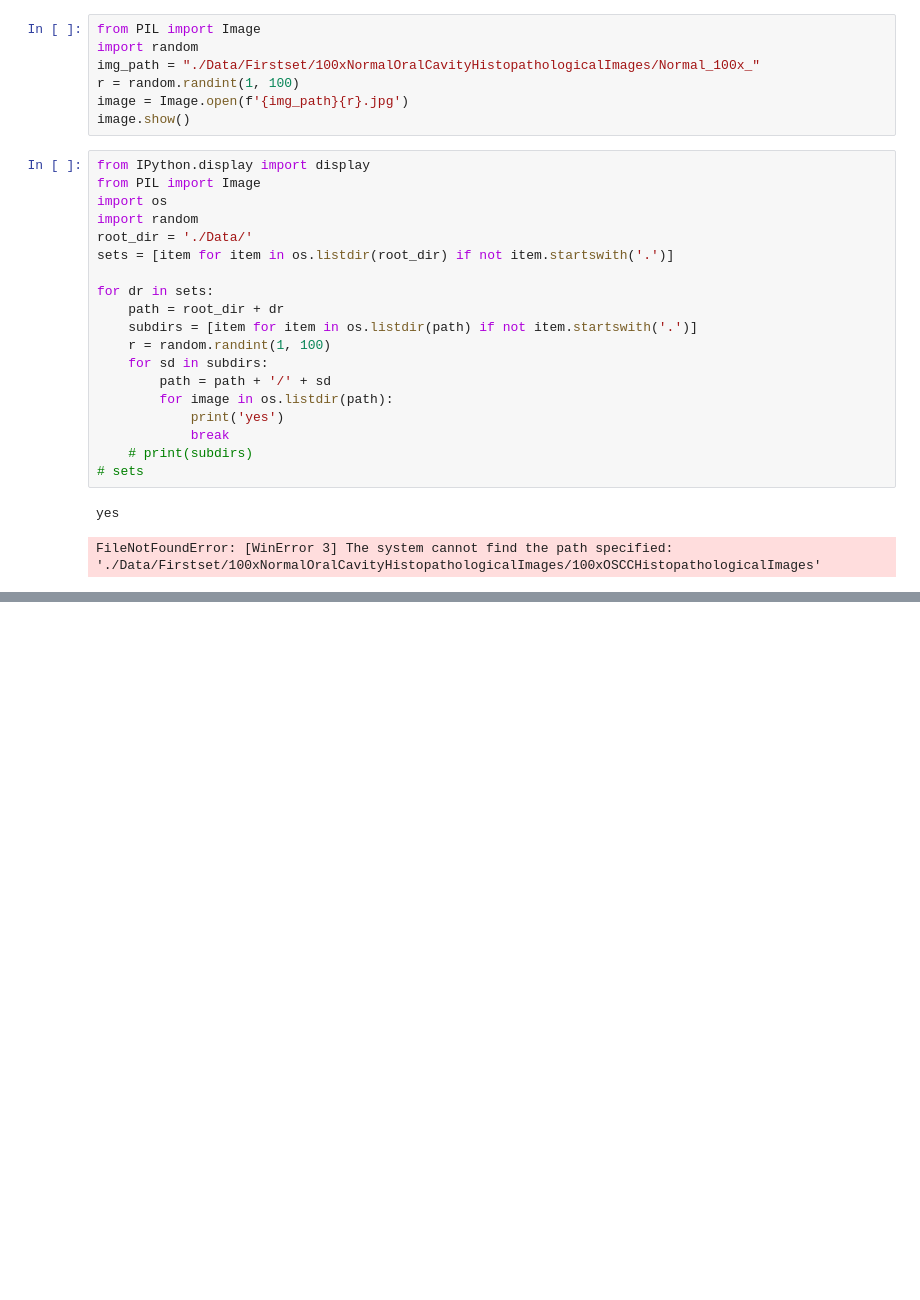
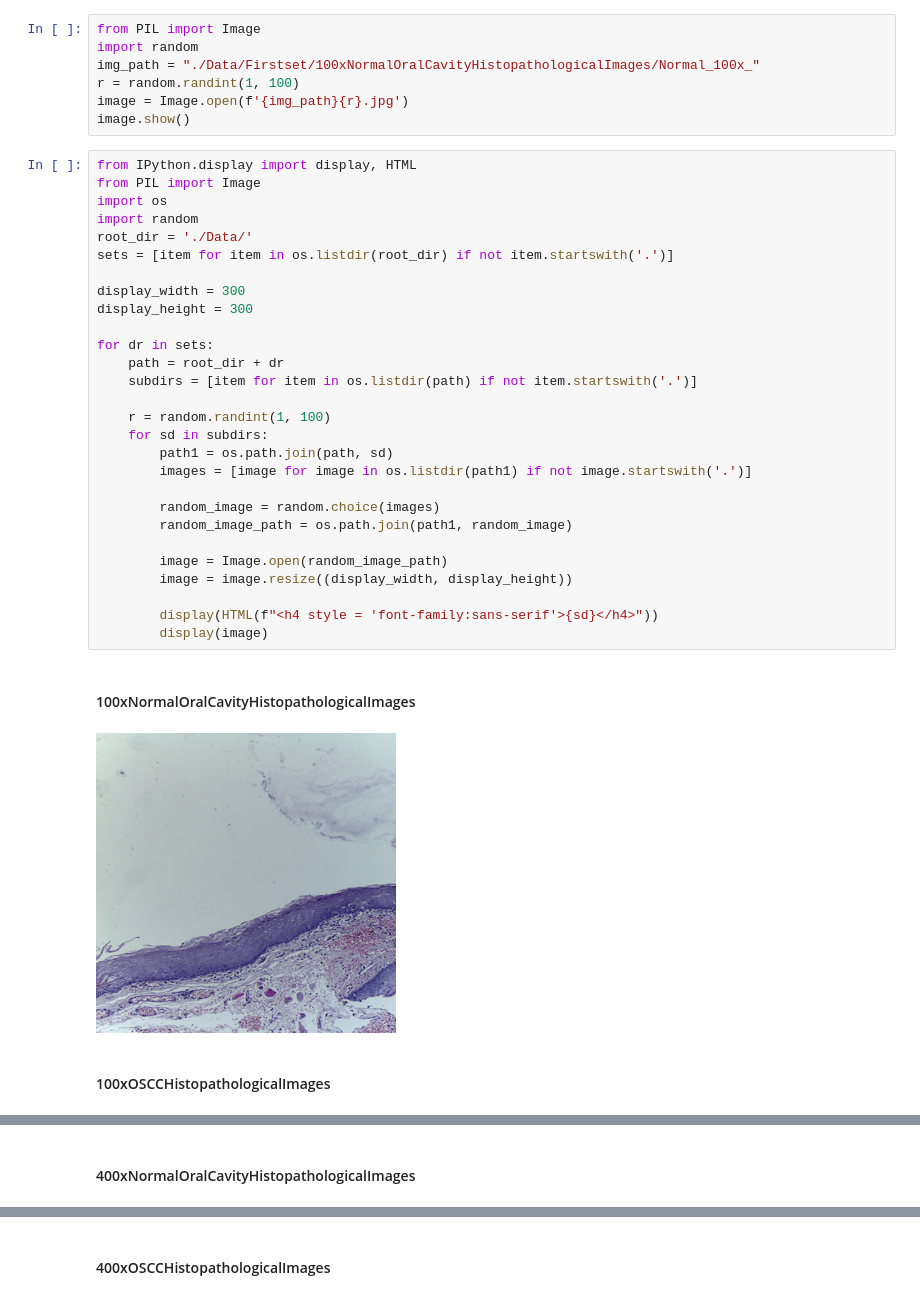
Before and after one commit to Anskira/Detection-of-Oral-Cancer-using-VLMs, a Jupyter notebook: Data_visualization_and_filteration.ipynb, the cells around one changed output, grey strips where cells are left out. Cells and saved outputs as stored; diff of their text form; blank space fills up the shorter version.

```diff
--- a/Data_visualization_and_filteration.ipynb
+++ b/Data_visualization_and_filteration.ipynb
@@ -45,24 +70,34 @@ r = random.randint(1, 100)
 image = Image.open(f'{img_path}{r}.jpg')
 image.show()
 # %%
-from IPython.display import display
+from IPython.display import display, HTML
 from PIL import Image
 import os
 import random
 root_dir = './Data/'
 sets = [item for item in os.listdir(root_dir) if not item.startswith('.')]
 
+display_width = 300
+display_height = 300
+
 for dr in sets:
     path = root_dir + dr
     subdirs = [item for item in os.listdir(path) if not item.startswith('.')]
+
     r = random.randint(1, 100)
     for sd in subdirs:
-        path = path + '/' + sd
-        for image in os.listdir(path):
-            print('yes')
-            break
-    # print(subdirs)
-# sets
+        path1 = os.path.join(path, sd)
+        images = [image for image in os.listdir(path1) if not image.startswith('.')]
+
+        random_image = random.choice(images)
+        random_image_path = os.path.join(path1, random_image)
+
+        image = Image.open(random_image_path)
+        image = image.resize((display_width, display_height))
+
+        display(HTML(f"<h4 style = 'font-family:sans-serif'>{sd}</h4>"))
+        display(image)
 # %% [output]
-yes
-FileNotFoundError: [WinError 3] The system cannot find the path specified: './Data/Firstset/100xNormalOralCavityHistopathologicalImages/100xOSCCHistopathologicalImages'
+100xNormalOralCavityHistopathologicalImages
+[figure, added]
+100xOSCCHistopathologicalImages
@@ -68,0 +105 @@ FileNotFoundError: [WinError 3] The system cannot find the path specified: './Da
+400xNormalOralCavityHistopathologicalImages
@@ -68,0 +107 @@ FileNotFoundError: [WinError 3] The system cannot find the path specified: './Da
+400xOSCCHistopathologicalImages
```
Also changed, not shown: parts of 9 cells of this notebook.
